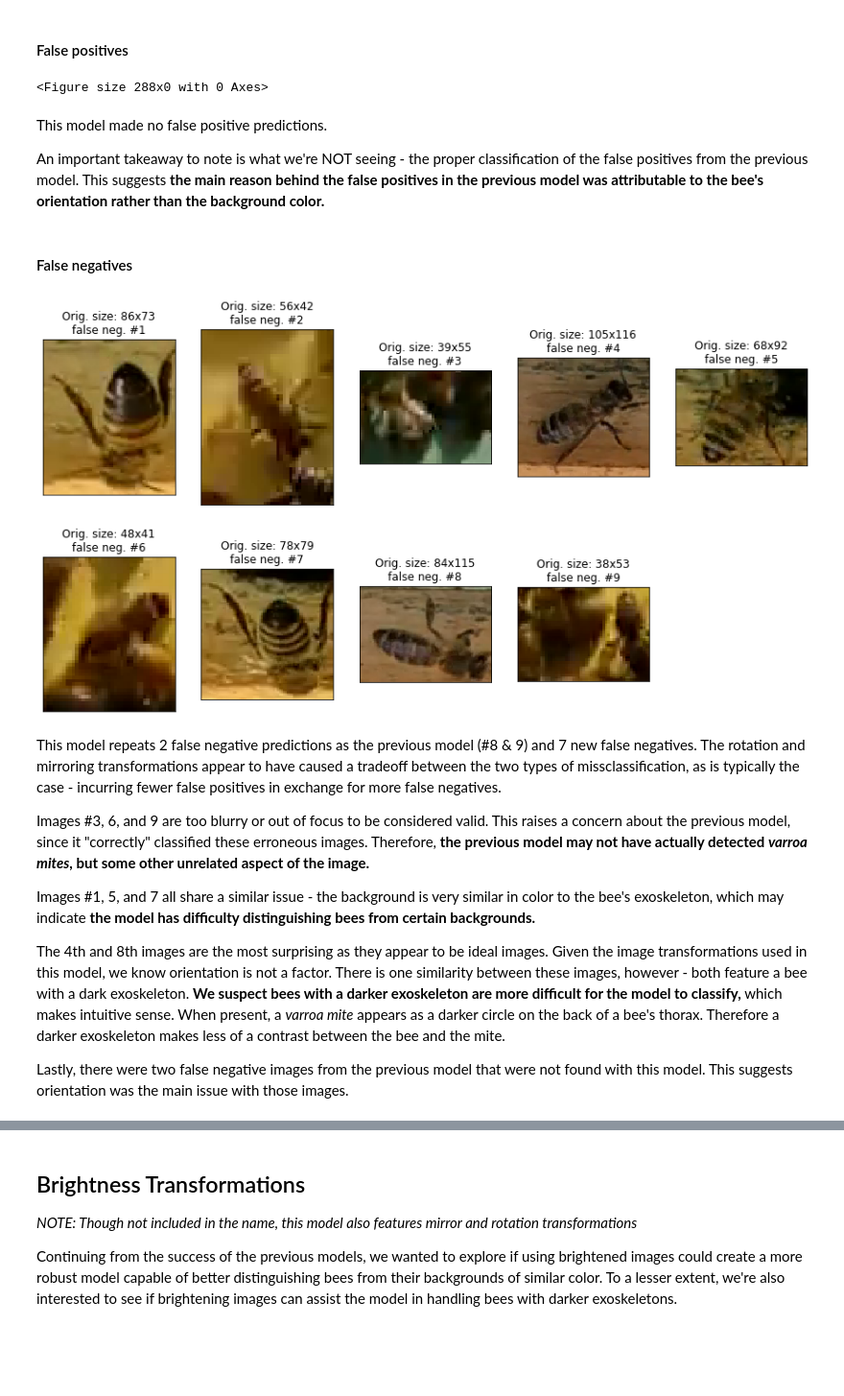
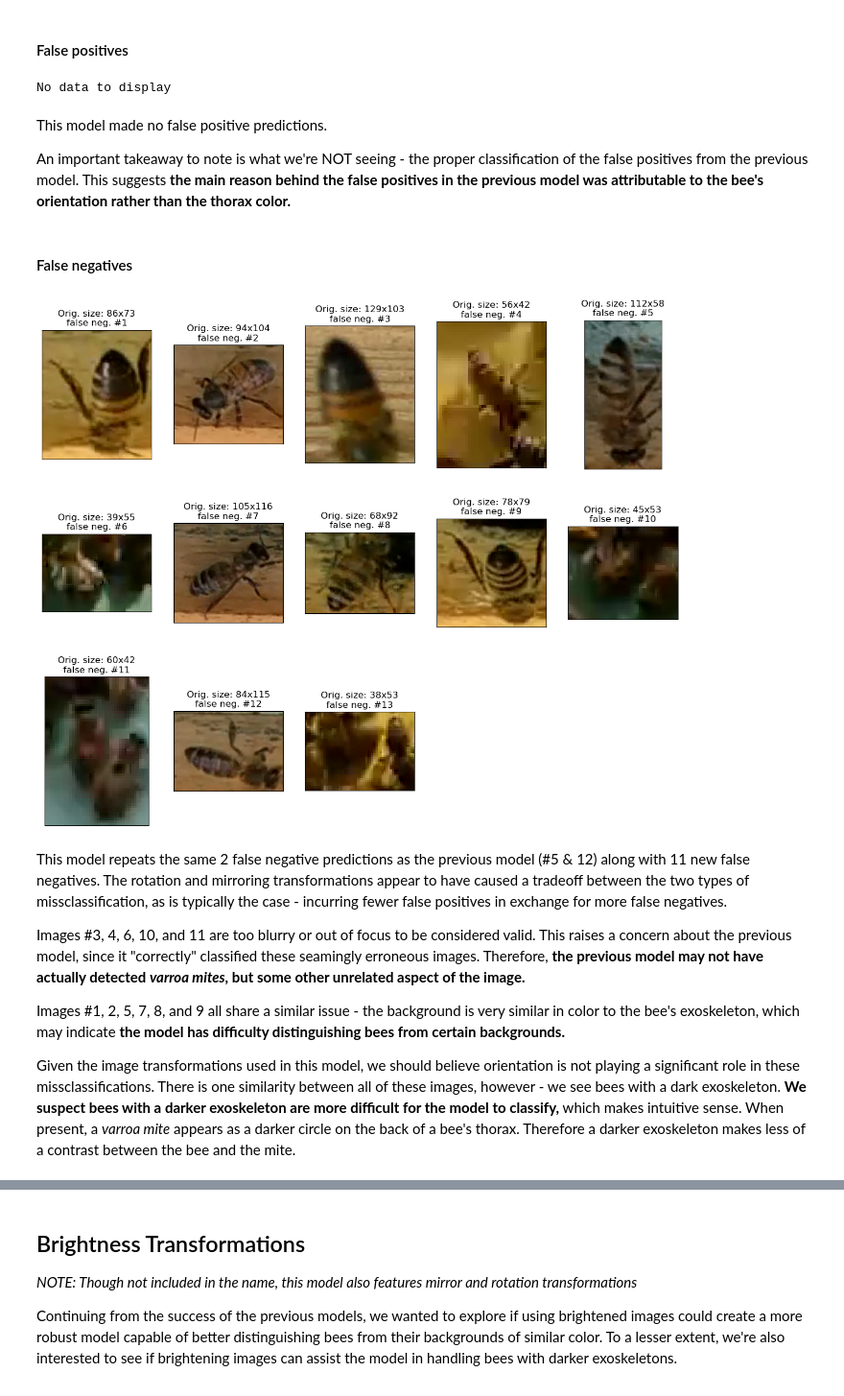
Before and after one commit to Shaddyjr/bee-image-classifier, a Jupyter notebook: code/project_notebook.ipynb, the cells around one changed output, grey strips where cells are left out. Shown at 96% size. Drawn from its saved outputs; the diff is of its cells as text; code cells hidden in the pictures; blank space fills up the shorter version.

```diff
--- a/code/project_notebook.ipynb
+++ b/code/project_notebook.ipynb
@@ -870,0 +865,3 @@ _________________________________________________________________
+# %%
+# restore from saved files
+best_original_model_dict = pickle.load(open(stored_model_path, 'rb')) # loading metadata
@@ -972,17 +997,17 @@ datagens = create_datagens(
     random_state           = random_state
 )
 
-# grid_params = {
-#     "conv__filters_1" : [32],
-#     "conv__filters_2" : [48],
-#     "conv__filters_3" : [64],
-#     "density_units_1" : [256],
-#     "density_units_2" : [64],
-#     "batch_size"      : [64],
-#     "epochs"          : [50]
-# }
+grid_params = {
+    "conv__filters_1" : [32],
+    "conv__filters_2" : [48],
+    "conv__filters_3" : [64],
+    "density_units_1" : [256],
+    "density_units_2" : [64],
+    "batch_size"      : [64],
+    "epochs"          : [50]
+}
 
-# best_rotated_model = gridSearchCNN(
+# best_rotated_model_dict = gridSearchCNN(
 #     datagens     = datagens,
 #     grid_params  = grid_params,
 #     random_state = random_state,
@@ -990,9 +1015,7 @@ datagens = create_datagens(
 #     file_name    = f"{MODEL_PATH}/best_{model_name}.h5"
 # )
 
-# pickle.dump(best_rotated_model, open(stored_model_path, 'wb')) # saving metadata
-
-best_rotated_model = pickle.load(open(stored_model_path, 'rb')) # loading metadata
+# pickle.dump(best_rotated_model_dict, open(stored_model_path, 'wb')) # saving metadata
 # %% [output]
 Found 2956 validated image filenames belonging to 2 classes.
 Found 1479 validated image filenames belonging to 2 classes.
@@ -1014,2 +1022,8 @@ Epoch 50/50
+# %%
+# restore from saved files
+best_rotated_model_dict = pickle.load(open(stored_model_path, 'rb')) # loading metadata
+
+best_rotated_model_file_name = best_rotated_model_dict.get('best_model_path')
+best_rotated_model = load_model(best_rotated_model_file_name, compile=False)
 # %% [markdown]
 ### Rotation + Mirror Transformation Model Evaluation
@@ -1032,7 +1046,7 @@ We see a model with 99.0% training accuracy and __99.5% testing accuracy__, whic
 datagen_iter_test = datagens[1]
 datagen_iter_test.reset()
 
-_preds = best_rotated_model["best_model"].predict_generator(datagen_iter_test, steps = datagen_iter_test.n)
+_preds = best_rotated_model.predict_generator(datagen_iter_test, steps = datagen_iter_test.n)
 preds = (_preds >= .5).astype(int).flatten()
 
 rot_preds = pd.DataFrame({
@@ -1043,5 +1057,6 @@ rot_preds = pd.DataFrame({
 
 (rot_preds["has_varroa"] == rot_preds["pred"]).value_counts(normalize=True)
 rot_missed = rot_preds[rot_preds["has_varroa"] != rot_preds["pred"]]
-rot_missed.shape
+
+print(f"This model made {rot_missed.shape[0]} on the test set")
 # %% [output]
@@ -1055,31 +1070,35 @@ There are 9 missclassifications in the test dataset, 3 more than the previous mo
 # %%
 false_positives_files = rot_missed[(rot_missed["has_varroa"] != rot_missed["pred"]) & (rot_missed["pred"] == 1)]["file"]
 _images = get_image_data(false_positives_files)
-show_results(_images, [image.shape for image in _images], "false pos.", ncols=1, height=4, width= 4)
+if len(_images):
+    show_results(_images, [image.shape for image in _images], "false pos.", ncols=1, height=4, width= 4)
+else:
+    print("No data to display")
 # %% [output]
-<Figure size 288x0 with 0 Axes>
+No data to display
 # %% [markdown]
 This model made no false positive predictions.
 
-An important takeaway to note is what we're NOT seeing - the proper classification of the false positives from the previous model. This suggests __the main reason behind the false positives in the previous model was attributable to the bee's orientation rather than the background color.__
+An important takeaway to note is what we're NOT seeing - the proper classification of the false positives from the previous model. This suggests __the main reason behind the false positives in the previous model was attributable to the bee's orientation rather than the thorax color.__
 # %% [markdown]
 #### False negatives
 # %%
 false_negative_files = rot_missed[(rot_missed["has_varroa"] != rot_missed["pred"]) & (rot_missed["pred"] == 0)]["file"]
 _images = get_image_data(false_negative_files)
-show_results(_images, [image.shape for image in _images], "false neg.", ncols = 5, height = 4, width = 3)
+if len(_images):
+    show_results(_images, [image.shape for image in _images], "false neg.", ncols = 5, height = 4, width = 3)
+else:
+    print("No data to display")
 # %% [output]
-[figure, old version]
+[figure, new version]
 # %% [markdown]
-This model repeats 2 false negative predictions as the previous model (#8 & 9) and 7 new false negatives. The rotation and mirroring transformations appear to have caused a tradeoff between the two types of missclassification, as is typically the case - incurring fewer false positives in exchange for more false negatives.
+This model repeats the same 2 false negative predictions as the previous model (#5 & 12) along with 11 new false negatives. The rotation and mirroring transformations appear to have caused a tradeoff between the two types of missclassification, as is typically the case - incurring fewer false positives in exchange for more false negatives.
 
-Images #3, 6, and 9 are too blurry or out of focus to be considered valid. This raises a concern about the previous model, since it "correctly" classified these erroneous images. Therefore, __the previous model may not have actually detected _varroa mites_, but some other unrelated aspect of the image.__
+Images #3, 4, 6, 10, and 11 are too blurry or out of focus to be considered valid. This raises a concern about the previous model, since it "correctly" classified these seamingly erroneous images. Therefore, __the previous model may not have actually detected _varroa mites_, but some other unrelated aspect of the image.__
 
-Images #1, 5, and 7 all share a similar issue - the background is very similar in color to the bee's exoskeleton, which may indicate __the model has difficulty distinguishing bees from certain backgrounds.__
+Images #1, 2, 5, 7, 8, and 9 all share a similar issue - the background is very similar in color to the bee's exoskeleton, which may indicate __the model has difficulty distinguishing bees from certain backgrounds.__
 
-The 4th and 8th images are the most surprising as they appear to be ideal images. Given the image transformations used in this model, we know orientation is not a factor. There is one similarity between these images, however - both feature a bee with a dark exoskeleton. __We suspect bees with a darker exoskeleton are more difficult for the model to classify,__ which makes intuitive sense. When present, a _varroa mite_ appears as a darker circle on the back of a bee's thorax. Therefore a darker exoskeleton makes less of a contrast between the bee and the mite.
-
-Lastly, there were two false negative images from the previous model that were not found with this model. This suggests orientation was the main issue with those images.
+Given the image transformations used in this model, we should believe orientation is not playing a significant role in these missclassifications. There is one similarity between all of these images, however - we see bees with a dark exoskeleton. __We suspect bees with a darker exoskeleton are more difficult for the model to classify,__ which makes intuitive sense. When present, a _varroa mite_ appears as a darker circle on the back of a bee's thorax. Therefore a darker exoskeleton makes less of a contrast between the bee and the mite.
 # %% [markdown]
 ---
 
```
Also changed, not shown: parts of 67 cells of this notebook, 6 other files.
